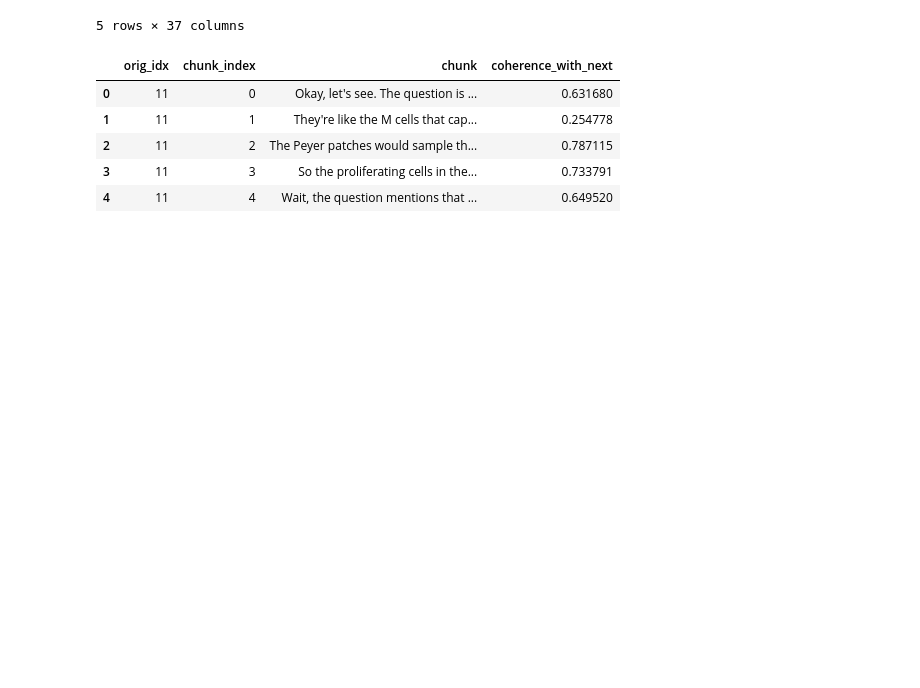
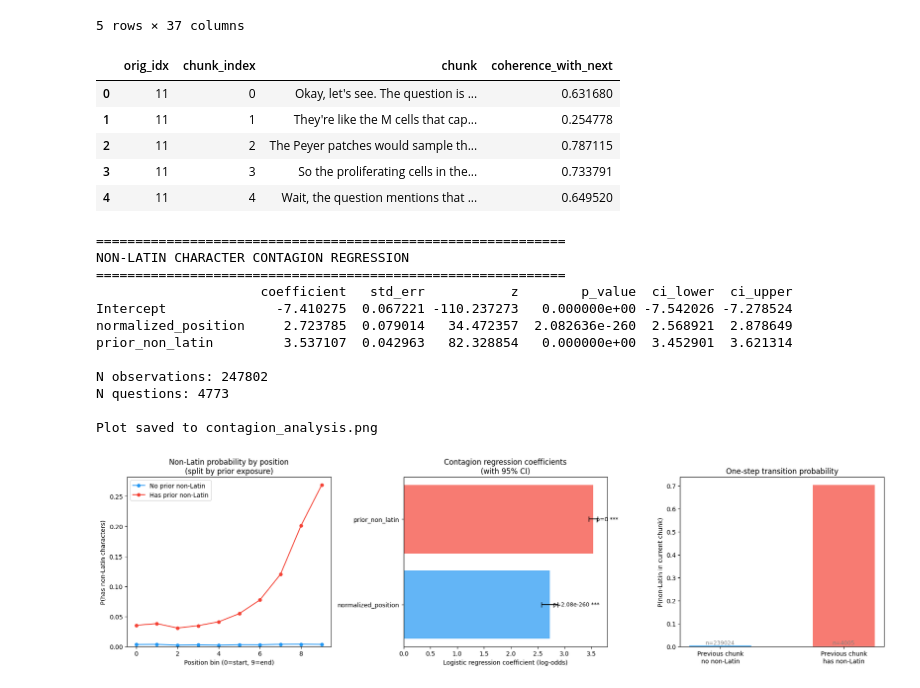
Before and after one commit to lbernick/cot_legibility, a Jupyter notebook: explore_qwq.ipynb, the cells around one changed output. Drawn from its saved outputs; the diff is of its cells as text; code cells hidden in the pictures; blank space fills up the shorter version.

Commit message:
more plots

```diff
--- a/explore_qwq.ipynb
+++ b/explore_qwq.ipynb
@@ -2591,10 +2591,10 @@ def plot_contagion_results(d: pd.DataFrame) -> plt.Figure:
     d = add_contagion_features(d)
     df_plot = d[d["chunk_index"] > 0].copy()
 
-    fig, axes = plt.subplots(2, 2, figsize=(12, 10))
+    fig, axes = plt.subplots(1, 3, figsize=(18, 5))
 
     # --- Top left: P(non-Latin) by position, split by prior exposure ---
-    ax = axes[0, 0]
+    ax = axes[0]
     df_plot["pos_bin"] = pd.cut(df_plot["normalized_position"], bins=10, labels=False)
 
     for prior_val, label, color in [(0, "No prior non-Latin", "#2196F3"), (1, "Has prior non-Latin", "#F44336")]:
@@ -2613,7 +2613,7 @@ def plot_contagion_results(d: pd.DataFrame) -> plt.Figure:
     ax.set_ylim(bottom=0)
 
     # --- Top right: Coefficient plot ---
-    ax = axes[0, 1]
+    ax = axes[1]
     result = run_contagion_regression(d)
     coef_df = result["coefficients"].drop("Intercept", errors="ignore")
 
@@ -2636,26 +2636,26 @@ def plot_contagion_results(d: pd.DataFrame) -> plt.Figure:
                     fontsize=9, va="center")
 
     # --- Bottom left: Entropy by position, split by prior non-Latin ---
-    ax = axes[1, 0]
-    for prior_val, label, color in [(0, "No prior non-Latin", "#2196F3"), (1, "Has prior non-Latin", "#F44336")]:
-        subset = df_plot[df_plot["prior_non_latin"] == prior_val]
-        if len(subset) == 0:
-            continue
-        grouped = subset.groupby("pos_bin")["avg_entropy"].agg(["mean", "sem", "count"])
-        grouped = grouped[grouped["count"] >= 5]
-        ax.plot(grouped.index, grouped["mean"], "o-", color=color, label=label, markersize=5)
-        ax.fill_between(grouped.index,
-                        grouped["mean"] - 1.96 * grouped["sem"],
-                        grouped["mean"] + 1.96 * grouped["sem"],
-                        alpha=0.15, color=color)
+    # ax = axes[1, 0]
+    # for prior_val, label, color in [(0, "No prior non-Latin", "#2196F3"), (1, "Has prior non-Latin", "#F44336")]:
+    #     subset = df_plot[df_plot["prior_non_latin"] == prior_val]
+    #     if len(subset) == 0:
+    #         continue
+    #     grouped = subset.groupby("pos_bin")["avg_entropy"].agg(["mean", "sem", "count"])
+    #     grouped = grouped[grouped["count"] >= 5]
+    #     ax.plot(grouped.index, grouped["mean"], "o-", color=color, label=label, markersize=5)
+    #     ax.fill_between(grouped.index,
+    #                     grouped["mean"] - 1.96 * grouped["sem"],
+    #                     grouped["mean"] + 1.96 * grouped["sem"],
+    #                     alpha=0.15, color=color)
 
-    ax.set_xlabel("Position bin (0=start, 9=end)")
-    ax.set_ylabel("Mean entropy")
-    ax.set_title("Entropy by position\n(split by prior non-Latin exposure)")
-    ax.legend()
+    # ax.set_xlabel("Position bin (0=start, 9=end)")
+    # ax.set_ylabel("Mean entropy")
+    # ax.set_title("Entropy by position\n(split by prior non-Latin exposure)")
+    # ax.legend()
 
     # --- Bottom right: Transition probability ---
-    ax = axes[1, 1]
+    ax = axes[2]
     # For each question, compute: P(non-Latin in chunk i | non-Latin in chunk i-1) vs
     # P(non-Latin in chunk i | no non-Latin in chunk i-1)
     df_plot["prev_has_non_latin"] = df_plot.groupby("orig_idx")["has_non_latin"].shift(1)
@@ -2674,37 +2674,51 @@ def plot_contagion_results(d: pd.DataFrame) -> plt.Figure:
         ax.set_xticklabels(["Previous chunk\nno non-Latin", "Previous chunk\nhas non-Latin"])
         ax.set_ylabel("P(non-Latin in current chunk)")
         ax.set_title("One-step transition probability")
 
         # Add count annotations
         for prev_val in [0, 1]:
             n = len(df_transitions[df_transitions["prev_has_non_latin"] == prev_val])
             ax.annotate(f"n={n}", xy=(prev_val, 0.01), ha="center", fontsize=9, color="gray")
     else:
         ax.text(0.5, 0.5, "Insufficient data\nfor transition analysis",
                 ha="center", va="center", transform=ax.transAxes, fontsize=12, color="gray")
         ax.set_title("One-step transition probability")
 
     fig.tight_layout()
     return fig
 
 
 
 
 print("=" * 60)
 print("NON-LATIN CHARACTER CONTAGION REGRESSION")
 print("=" * 60)
 result = run_contagion_regression(chunked_df)
 print(result["coefficients"].to_string())
 print(f"\nN observations: {result['n_observations']}")
 print(f"N questions: {result['n_questions']}")
 
-print("\n" + "=" * 60)
-print("ENTROPY CONTAGION REGRESSION")
-print("=" * 60)
-entropy_result = run_entropy_contagion_regression(chunked_df)
-print(entropy_result["coefficients"].to_string())
-print(f"\nR²: {entropy_result['r_squared']:.4f}")
+# print("\n" + "=" * 60)
+# print("ENTROPY CONTAGION REGRESSION")
+# print("=" * 60)
+# entropy_result = run_entropy_contagion_regression(chunked_df)
+# print(entropy_result["coefficients"].to_string())
+# print(f"\nR²: {entropy_result['r_squared']:.4f}")
 
 fig = plot_contagion_results(chunked_df)
-fig.savefig("contagion_analysis.png", dpi=150, bbox_inches="tight")
+fig.savefig("plots/non_latin_contagion_analysis.png", dpi=150, bbox_inches="tight")
 print("\nPlot saved to contagion_analysis.png")
+# %% [output]
+============================================================
+NON-LATIN CHARACTER CONTAGION REGRESSION
+============================================================
+                     coefficient   std_err           z        p_value  ci_lower  ci_upper
+Intercept              -7.410275  0.067221 -110.237273   0.000000e+00 -7.542026 -7.278524
+normalized_position     2.723785  0.079014   34.472357  2.082636e-260  2.568921  2.878649
+prior_non_latin         3.537107  0.042963   82.328854   0.000000e+00  3.452901  3.621314
+
+N observations: 247802
+N questions: 4773
+
+Plot saved to contagion_analysis.png
+[figure, added]
```
Also changed, not shown: parts of 4 cells of this notebook.
